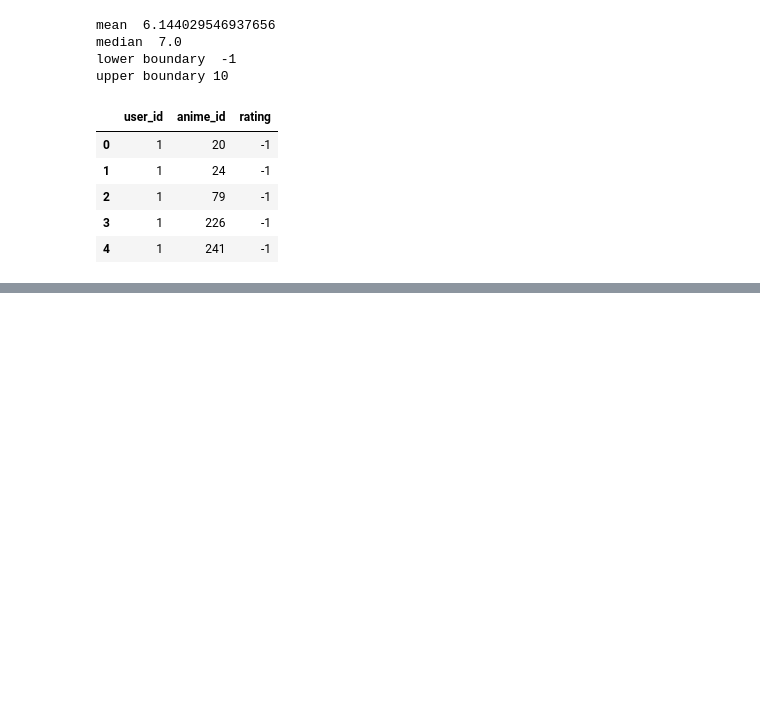
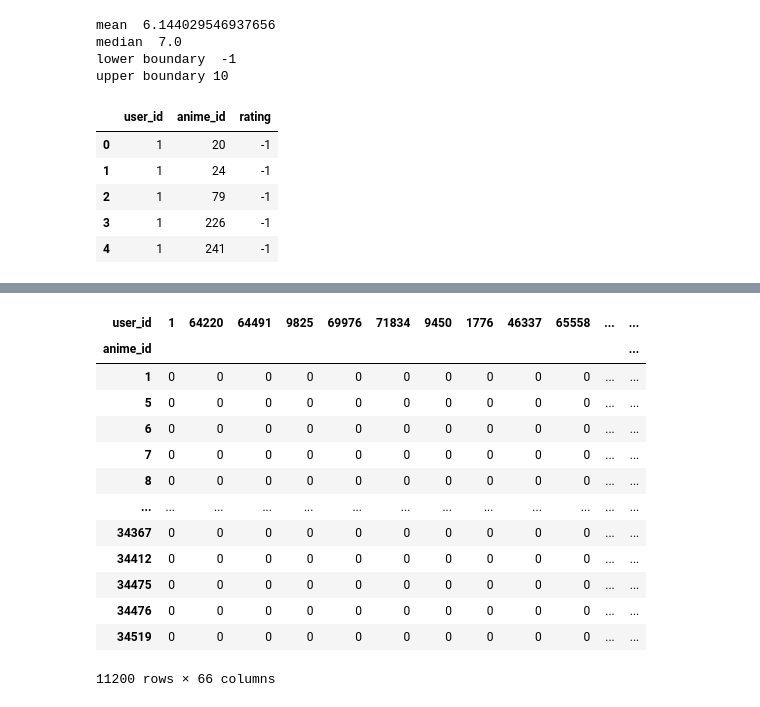
Before and after one commit to aomerkii/Casual_recommender, a Jupyter notebook: user_CF_recommender.ipynb, the cells around one changed output, grey strips where cells are left out. Cells and saved outputs as stored; diff of their text form; code cells hidden in the pictures; blank space fills up the shorter version.

```diff
--- a/user_CF_recommender.ipynb
+++ b/user_CF_recommender.ipynb
@@ -28,0 +171,21 @@ user
+# %%
+target_user=rating_pivot.loc[user].notnull().astype(int)
+rec_df=sim_user_df.subtract(target_user,axis=1)
+rec_df=rec_df.T
+rec_df.replace(-1,0,inplace=True)
+rec_df
+# %% [output]
+| user_id | 1 | 64220 | 64491 | 9825 | 69976 | 71834 | 9450 | 1776 | 46337 | 65558 | ... | ... |
+| anime_id |  |  |  |  |  |  |  |  |  |  |  | ... |
+| 1 | 0 | 0 | 0 | 0 | 0 | 0 | 0 | 0 | 0 | 0 | ... | ... |
+| 5 | 0 | 0 | 0 | 0 | 0 | 0 | 0 | 0 | 0 | 0 | ... | ... |
+| 6 | 0 | 0 | 0 | 0 | 0 | 0 | 0 | 0 | 0 | 0 | ... | ... |
+| 7 | 0 | 0 | 0 | 0 | 0 | 0 | 0 | 0 | 0 | 0 | ... | ... |
+| 8 | 0 | 0 | 0 | 0 | 0 | 0 | 0 | 0 | 0 | 0 | ... | ... |
+| ... | ... | ... | ... | ... | ... | ... | ... | ... | ... | ... | ... | ... |
+| 34367 | 0 | 0 | 0 | 0 | 0 | 0 | 0 | 0 | 0 | 0 | ... | ... |
+| 34412 | 0 | 0 | 0 | 0 | 0 | 0 | 0 | 0 | 0 | 0 | ... | ... |
+| 34475 | 0 | 0 | 0 | 0 | 0 | 0 | 0 | 0 | 0 | 0 | ... | ... |
+| 34476 | 0 | 0 | 0 | 0 | 0 | 0 | 0 | 0 | 0 | 0 | ... | ... |
+| 34519 | 0 | 0 | 0 | 0 | 0 | 0 | 0 | 0 | 0 | 0 | ... | ... |
+11200 rows × 66 columns
```
Also changed, not shown: parts of 17 cells of this notebook.
